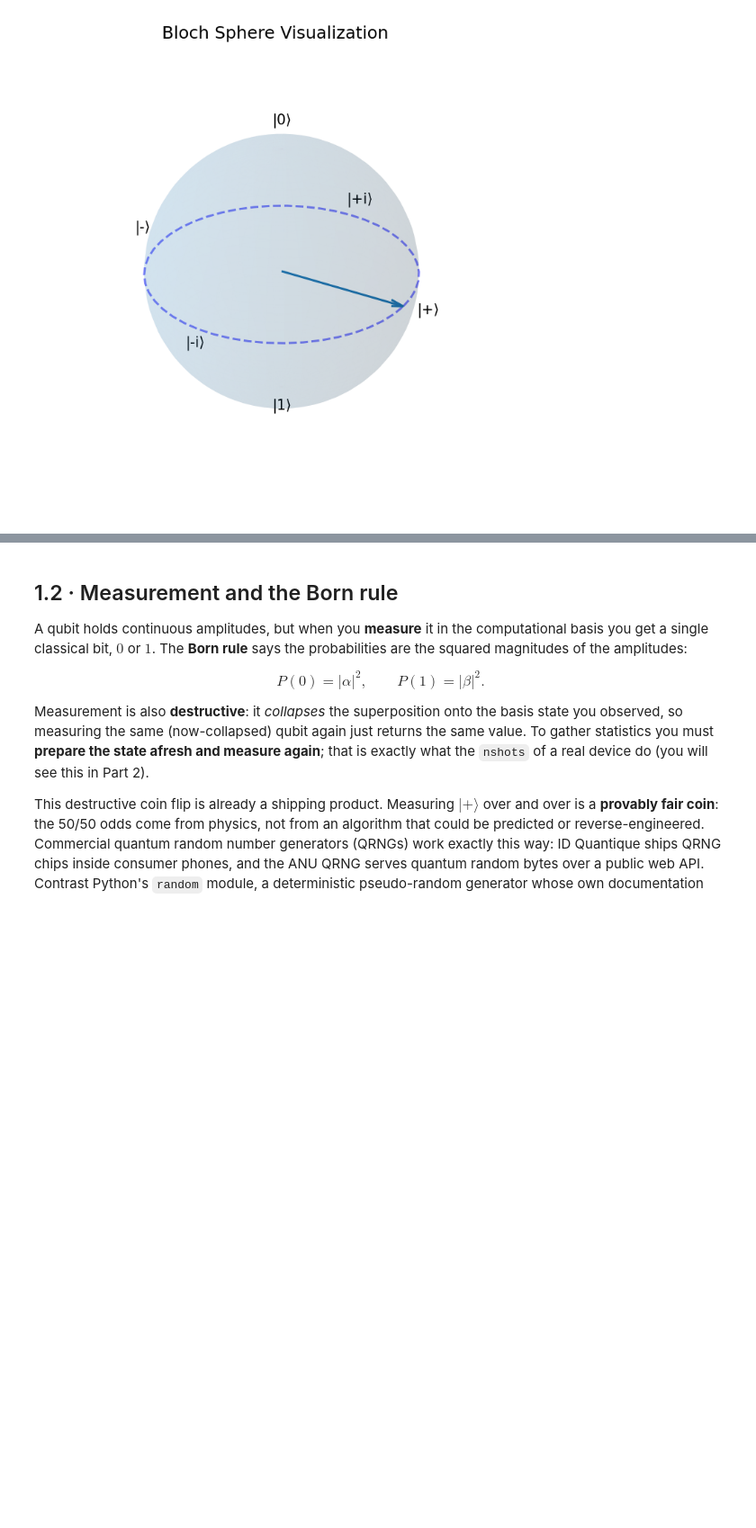
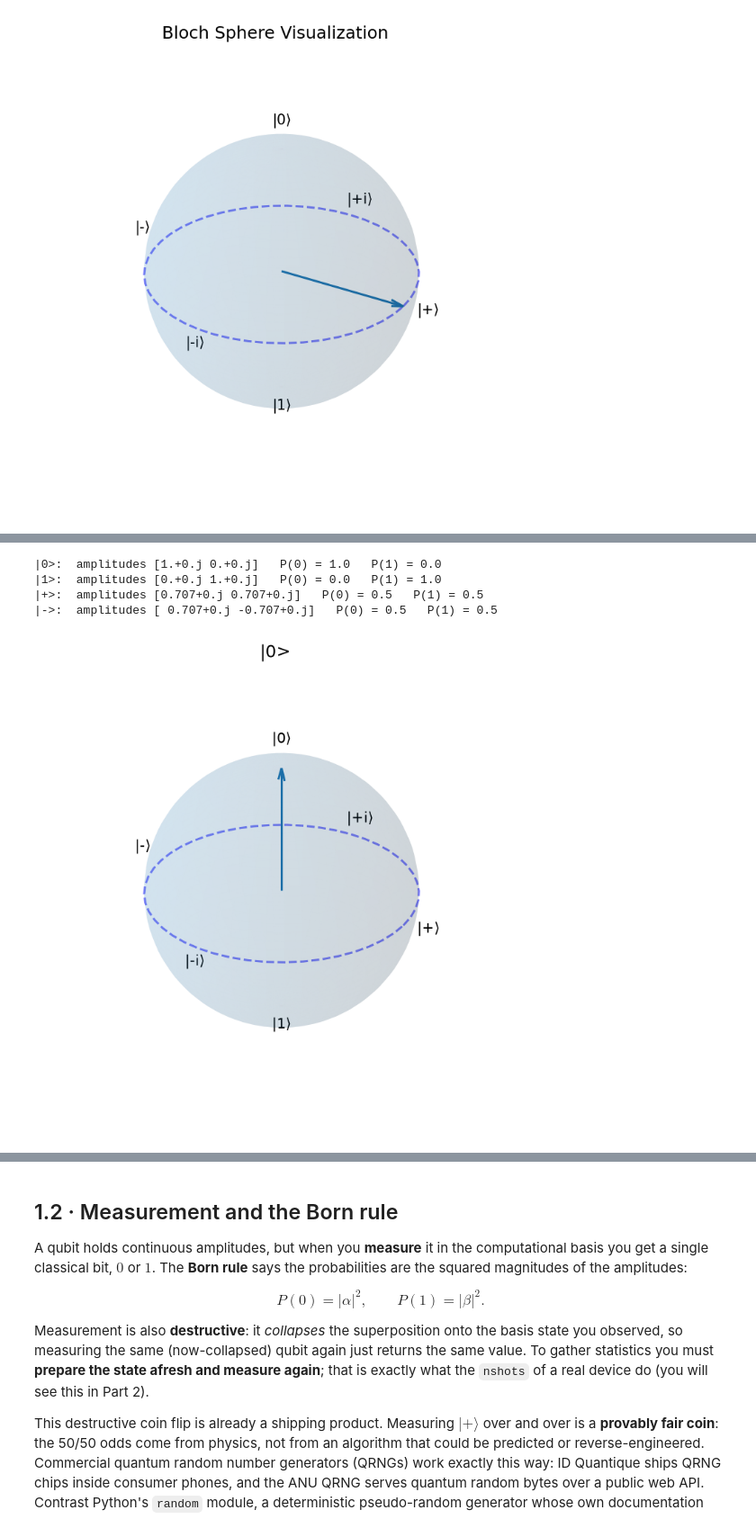
Before and after one commit to qilimanjaro-tech/europython2026-qilisdk-tutorial, a Jupyter notebook: notebooks/solutions/01_foundations.ipynb, the cells around one changed output, grey strips where cells are left out. Shown at 90% size. Drawn from its saved outputs; the diff is of its cells as text; code cells hidden in the pictures; blank space fills up the shorter version.

```diff
--- a/notebooks/solutions/01_foundations.ipynb
+++ b/notebooks/solutions/01_foundations.ipynb
@@ -149,0 +168,24 @@ QTensor.uniform(1).draw()   # |+> points along the +X axis of the Bloch sphere
+# %%
+from qilisdk.utils.visualization import QTensorStyle
+
+states = {
+    "|0>": ket(0),
+    "|1>": ket(1),
+    "|+>": QTensor.uniform(1),                 # = (|0> + |1>)/sqrt(2)
+    "|->": (ket(0) - ket(1)).normalized(),     # = (|0> - |1>)/sqrt(2)
+}
+
+for name, s in states.items():
+    amps = np.round(s.dense().ravel(), 3)
+    p0, p1 = [round(p, 3) for p in s.probabilities()]
+    print(f"{name}:  amplitudes {amps}   P(0) = {p0}   P(1) = {p1}")
+
+# Each state as a point on the Bloch sphere: |0>/|1> at the poles, |+>/|-> on the equator.
+for name, s in states.items():
+    s.draw(style=QTensorStyle(title=name))
+# %% [output]
+|0>:  amplitudes [1.+0.j 0.+0.j]   P(0) = 1.0   P(1) = 0.0
+|1>:  amplitudes [0.+0.j 1.+0.j]   P(0) = 0.0   P(1) = 1.0
+|+>:  amplitudes [0.707+0.j 0.707+0.j]   P(0) = 0.5   P(1) = 0.5
+|->:  amplitudes [ 0.707+0.j -0.707+0.j]   P(0) = 0.5   P(1) = 0.5
+[figure, added]
```
Also changed, not shown: parts of 3 cells of this notebook, 3 other files.
